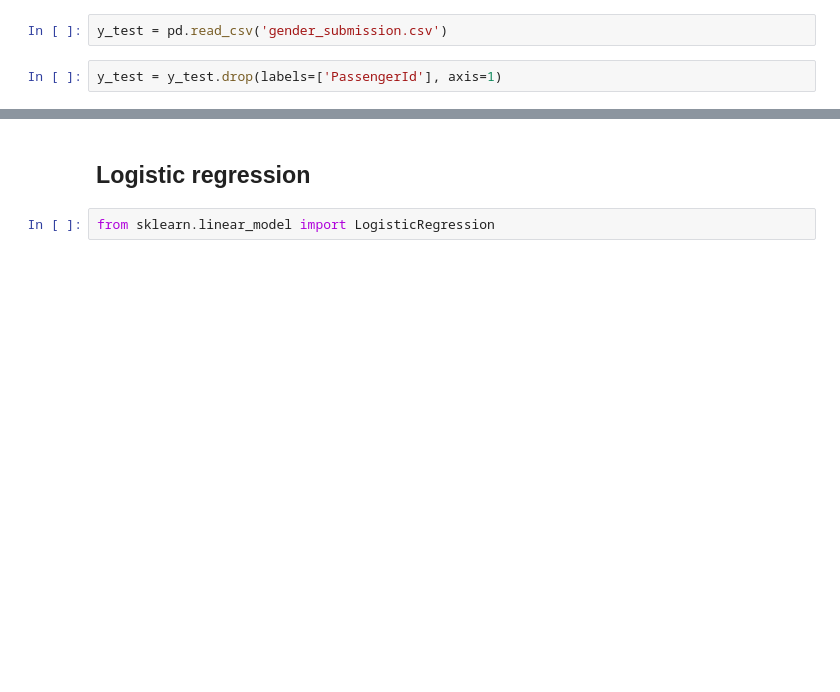
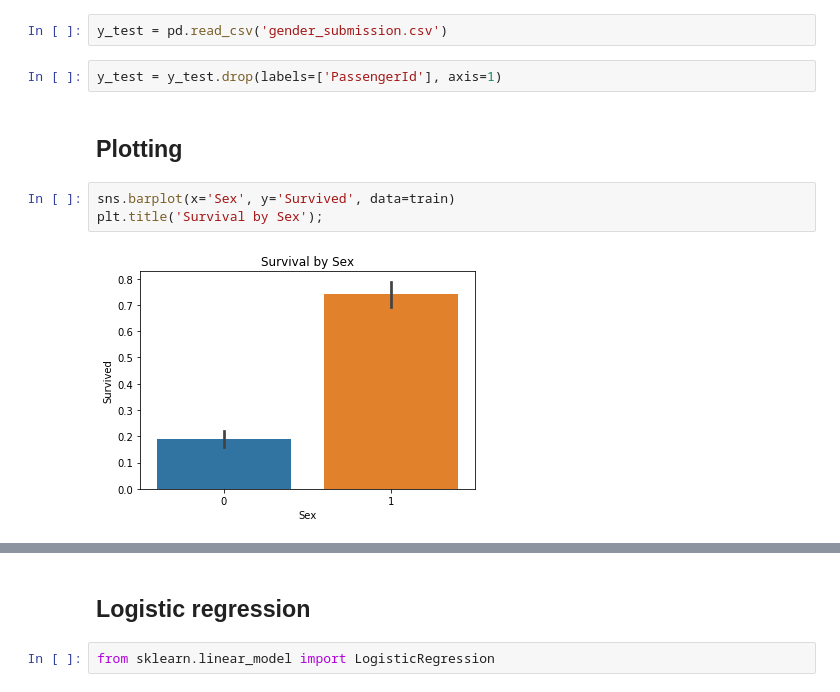
Before and after one commit to luketibbott/titanic, a Jupyter notebook: titanic.ipynb, the cells around one changed output, grey strips where cells are left out. Cells and saved outputs as stored; diff of their text form; blank space fills up the shorter version.

Commit message:
Add bar plots of class and gender

```diff
--- a/titanic.ipynb
+++ b/titanic.ipynb
@@ -119,3 +123,10 @@ Grab the correct data to score our predictions.
 y_test = pd.read_csv('gender_submission.csv')
 # %%
 y_test = y_test.drop(labels=['PassengerId'], axis=1)
+# %% [markdown]
+## Plotting
+# %%
+sns.barplot(x='Sex', y='Survived', data=train)
+plt.title('Survival by Sex');
+# %% [output]
+[figure, added]
```
Also changed, not shown: parts of 9 cells of this notebook.
